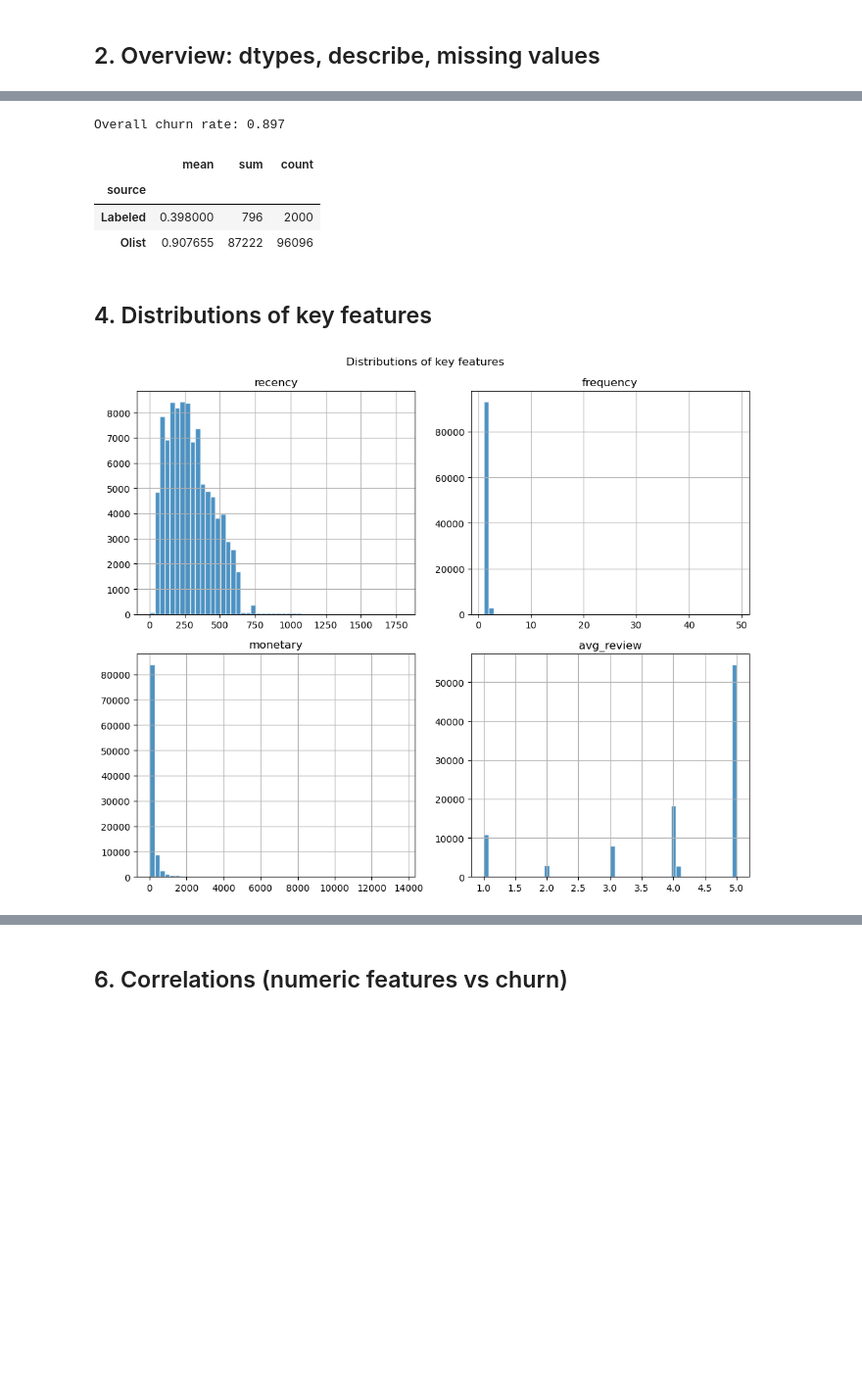
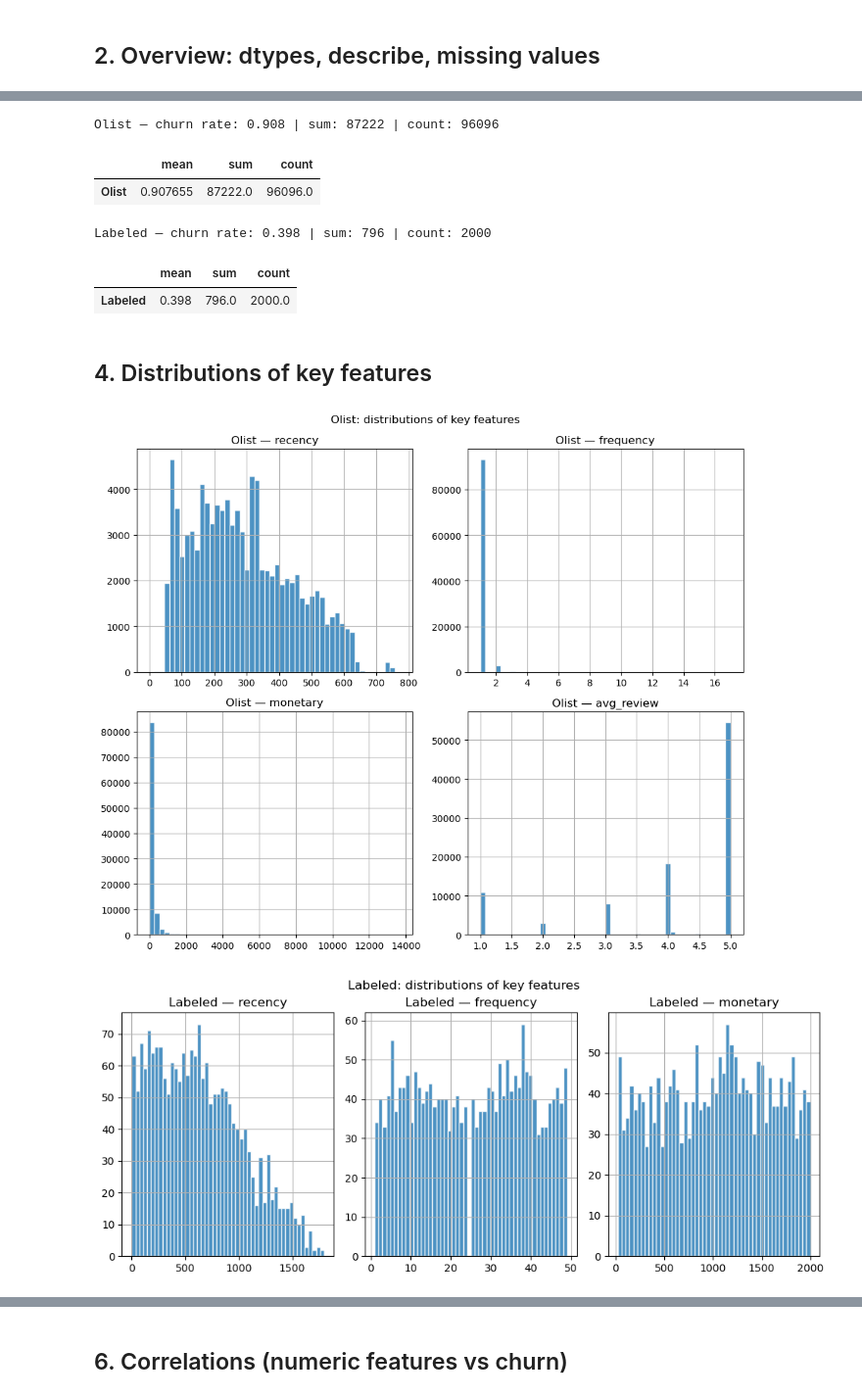
Before and after one commit to mapersiani/ece143-final-project, a Jupyter notebook: notebooks/01_eda.ipynb, the cells around one changed output, grey strips where cells are left out. Shown at 98% size. Drawn from its saved outputs; the diff is of its cells as text; code cells hidden in the pictures; blank space fills up the shorter version.

```diff
--- a/notebooks/01_eda.ipynb
+++ b/notebooks/01_eda.ipynb
@@ -17,7 +17,12 @@ import seaborn as sns
 from pathlib import Path
 
 DATA_PROCESSED = Path("../data/processed")
-df = pd.read_csv(DATA_PROCESSED / "churn_features.csv")
-print("Shape:", df.shape)
-df.head()
+olist = pd.read_csv(DATA_PROCESSED / "olist_churn_features.csv")
+labeled = pd.read_csv(DATA_PROCESSED / "labeled_churn_features.csv")
+print("Olist shape:", olist.shape)
+print("Labeled shape:", labeled.shape)
+print("\nOlist (head):")
+display(olist.head())
+print("\nLabeled (head):")
+display(labeled.head())
 # %% [output]
@@ -71,24 +128,36 @@ dtype: int64
 # %%
-# Overall and by source (Olist vs Labeled)
-print("Overall churn rate:", df["churn"].mean().round(3))
-df.groupby("source")["churn"].agg(["mean", "sum", "count"])
+print("Olist — churn rate:", olist["churn"].mean().round(3), "| sum:", olist["churn"].sum(), "| count:", len(olist))
+display(olist["churn"].agg(["mean", "sum", "count"]).to_frame("Olist").T)
+print("\nLabeled — churn rate:", labeled["churn"].mean().round(3), "| sum:", labeled["churn"].sum(), "| count:", len(labeled))
+display(labeled["churn"].agg(["mean", "sum", "count"]).to_frame("Labeled").T)
 # %% [output]
-Overall churn rate: 0.897
+Olist — churn rate: 0.908 | sum: 87222 | count: 96096
 |  | mean | sum | count |
-| source |  |  |  |
-| Labeled | 0.398000 | 796 | 2000 |
-| Olist | 0.907655 | 87222 | 96096 |
+| Olist | 0.907655 | 87222.0 | 96096.0 |
+Labeled — churn rate: 0.398 | sum: 796 | count: 2000
+|  | mean | sum | count |
+| Labeled | 0.398 | 796.0 | 2000.0 |
 # %% [markdown]
 ## 4. Distributions of key features
 # %%
-# Recency, frequency, monetary, avg_review
+# Olist: recency, frequency, monetary, avg_review
 fig, axes = plt.subplots(2, 2, figsize=(10, 8))
 for ax, col in zip(axes.flat, ["recency", "frequency", "monetary", "avg_review"]):
-    df[col].hist(ax=ax, bins=50, edgecolor="white", alpha=0.8)
-    ax.set_title(col)
+    olist[col].hist(ax=ax, bins=50, edgecolor="white", alpha=0.8)
+    ax.set_title(f"Olist — {col}")
 plt.tight_layout()
-plt.suptitle("Distributions of key features", y=1.02)
+plt.suptitle("Olist: distributions of key features", y=1.02)
 plt.show()
+
+# Labeled: recency, frequency, monetary (no avg_review)
+fig, axes = plt.subplots(1, 3, figsize=(10, 4))
+for ax, col in zip(axes.flat, ["recency", "frequency", "monetary"]):
+    labeled[col].hist(ax=ax, bins=50, edgecolor="white", alpha=0.8)
+    ax.set_title(f"Labeled — {col}")
+plt.tight_layout()
+plt.suptitle("Labeled: distributions of key features", y=1.02)
+plt.show()
 # %% [output]
-[figure, old version]
+[figure, new version]
+[figure, added]
 # %% [markdown]
```
Also changed, not shown: parts of 10 cells of this notebook.
